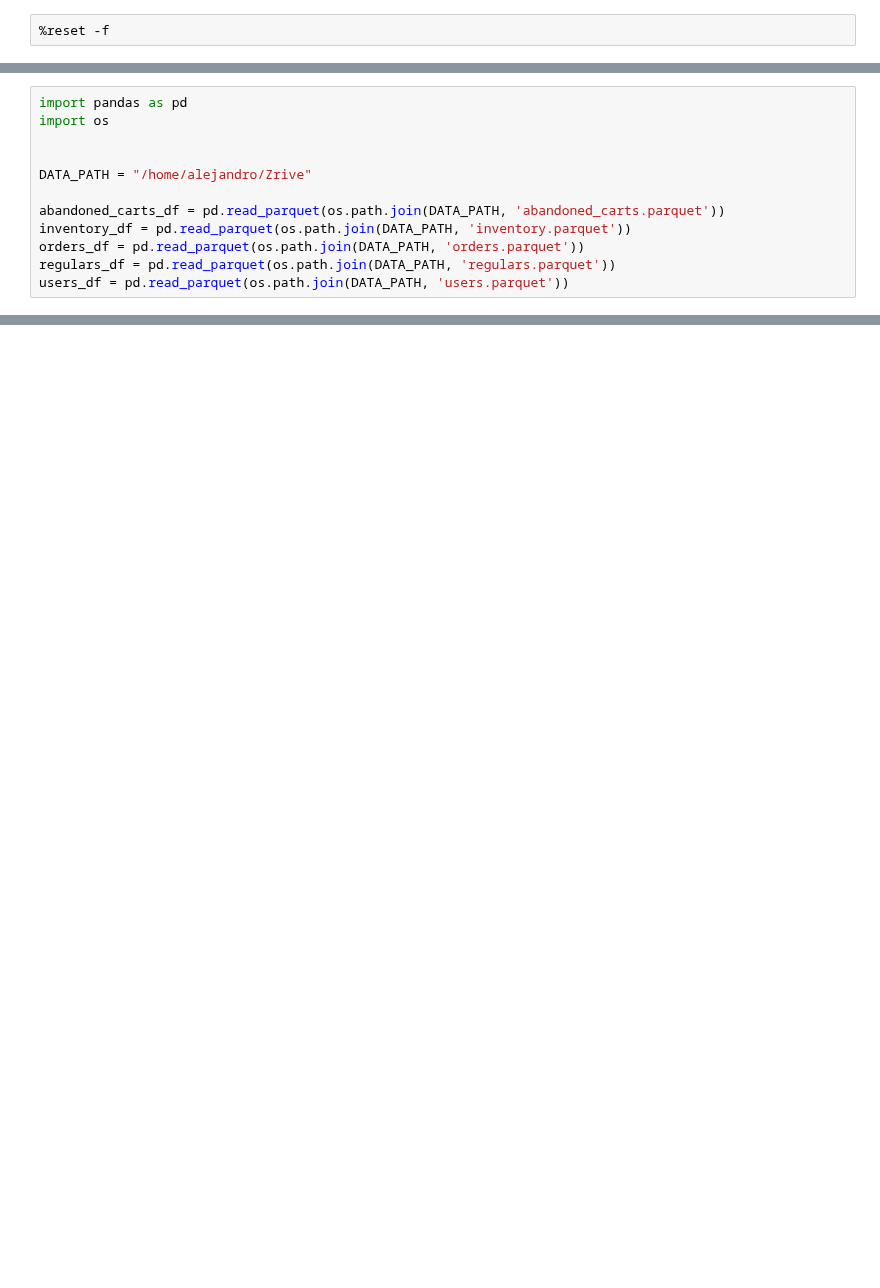
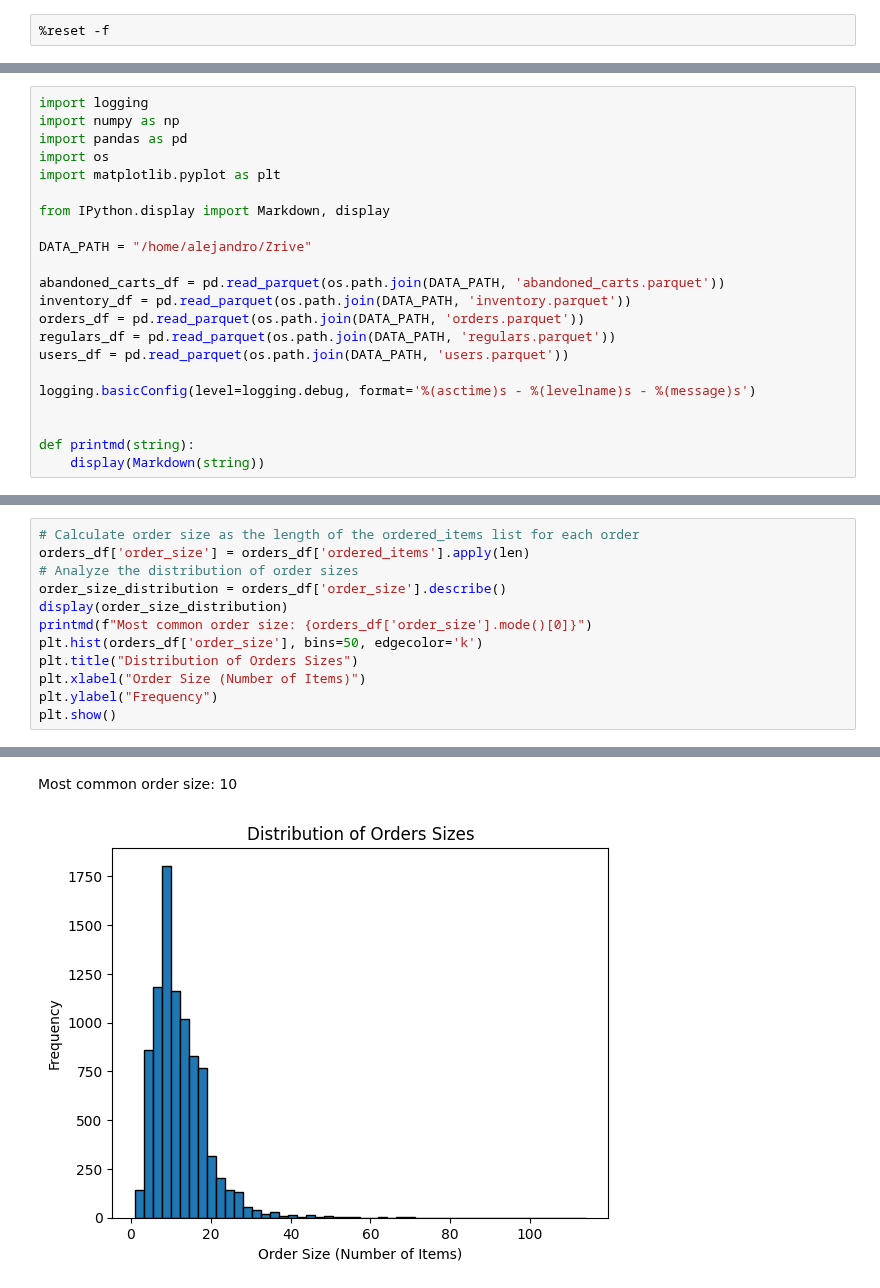
Before and after one commit to Alejandro-Andreo/zrive-ds, a Jupyter notebook: src/module_2/groceries_analysis.ipynb, the cells around one changed output, grey strips where cells are left out. Saved outputs shown, nothing was run; the diff lists cells and outputs as text; blank space fills up the shorter version.

```diff
--- a/src/module_2/groceries_analysis.ipynb
+++ b/src/module_2/groceries_analysis.ipynb
@@ -3,7 +7,11 @@
 # %%
+import logging
+import numpy as np
 import pandas as pd
 import os
+import matplotlib.pyplot as plt
 
+from IPython.display import Markdown, display
 
 DATA_PATH = "/home/alejandro/Zrive"
 
@@ -12,3 +20,9 @@ inventory_df = pd.read_parquet(os.path.join(DATA_PATH, 'inventory.parquet'))
 orders_df = pd.read_parquet(os.path.join(DATA_PATH, 'orders.parquet'))
 regulars_df = pd.read_parquet(os.path.join(DATA_PATH, 'regulars.parquet'))
 users_df = pd.read_parquet(os.path.join(DATA_PATH, 'users.parquet'))
+
+logging.basicConfig(level=logging.debug, format='%(asctime)s - %(levelname)s - %(message)s')
+
+
+def printmd(string):
+    display(Markdown(string))
@@ -106,0 +182,13 @@ abandoned_carts_df.id.duplicated().sum()
+# %%
+# Calculate order size as the length of the ordered_items list for each order
+orders_df['order_size'] = orders_df['ordered_items'].apply(len)
+# Analyze the distribution of order sizes
+order_size_distribution = orders_df['order_size'].describe()
+display(order_size_distribution)
+printmd(f"Most common order size: {orders_df['order_size'].mode()[0]}")
+plt.hist(orders_df['order_size'], bins=50, edgecolor='k')
+plt.title("Distribution of Orders Sizes")
+plt.xlabel("Order Size (Number of Items)")
+plt.ylabel("Frequency")
+plt.show()
+# %% [output]
@@ -106,0 +204,2 @@ abandoned_carts_df.id.duplicated().sum()
+Most common order size: 10
+[figure, added]
```
Also changed, not shown: parts of 35 cells of this notebook.
